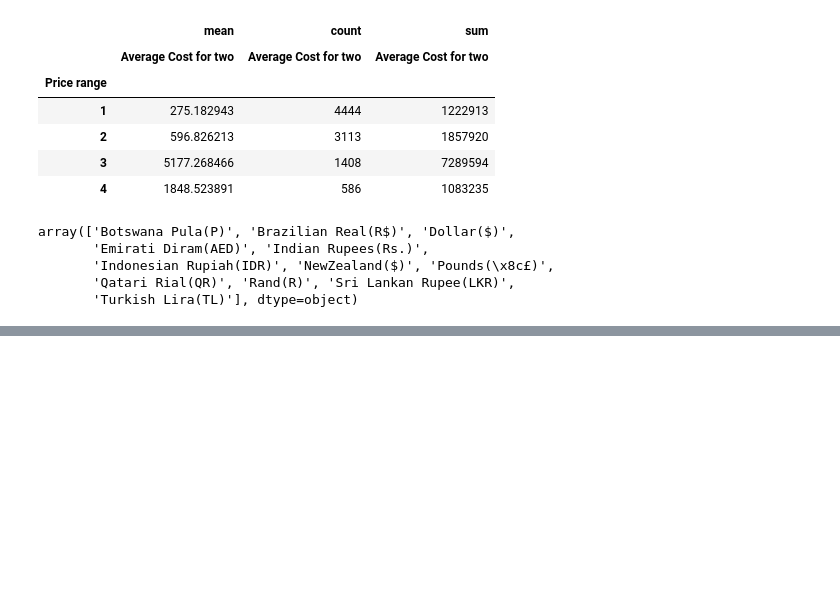
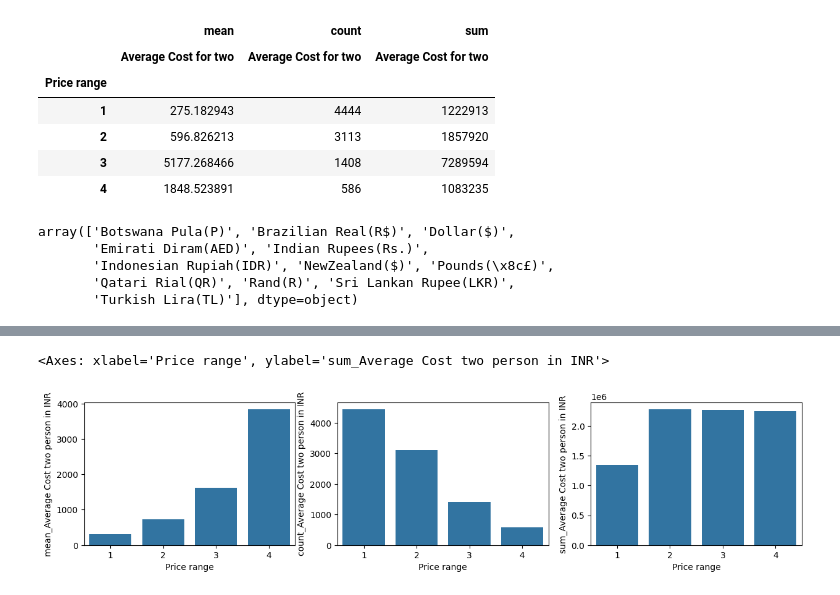
Before and after one commit to hemant087/30Days_EDA, a Jupyter notebook: 4Day Zomato/dataset/Untitled1.ipynb, the cells around one changed output, grey strips where cells are left out. Cells and saved outputs as stored; diff of their text form; code cells hidden in the pictures; blank space fills up the shorter version.

```diff
--- a/4Day Zomato/dataset/Untitled1.ipynb
+++ b/4Day Zomato/dataset/Untitled1.ipynb
@@ -354,8 +345,3 @@ rates_to_inr = {
     'Sri Lankan Rupee(LKR)': 0.29,
     'Turkish Lira(TL)': 2.19
 }
-# %%
-def conv_curr(cur,cost):
-    if cur in rates_to_inr:
-        return (rates_to_inr[cur]*cost)/2
-df["Avg cost indian rupes"] = df["Currency","Average Cost for two"].apply(conv_curr)
@@ -363,0 +348,9 @@ KeyError: ('Currency', 'Average Cost for two')
+# %%
+def cur_covrt(row):
+ currency=row['Currency']
+ cost=row['Average Cost for two']
+ if currency in rates_to_inr:
+  return cost*rates_to_inr[currency]
+ else:
+  return None
+df['Average Cost two person in INR']=df.apply(cur_covrt,axis=1)
@@ -363,0 +395,18 @@ KeyError: ('Currency', 'Average Cost for two')
+# %%
+cost = df.pivot_table(index="Price range",
+                      values='Average Cost two person in INR',
+                      aggfunc=["mean", "count", "sum"])
+
+# Flatten the MultiIndex columns
+cost.columns = ['_'.join(col).strip() for col in cost.columns.values]
+
+# Optional: reset index if you want a clean DataFrame
+cost = cost.reset_index()
+# %%
+fig, ax = plt.subplots(1,3,figsize=(15,3))
+sns.barplot(data=cost,x="Price range",y="mean_Average Cost two person in INR",ax=ax[0])
+sns.barplot(data=cost,x="Price range",y="count_Average Cost two person in INR",ax=ax[1])
+sns.barplot(data=cost,x="Price range",y="sum_Average Cost two person in INR",ax=ax[2])
+# %% [output]
+<Axes: xlabel='Price range', ylabel='sum_Average Cost two person in INR'>
+[figure, added]
```
Also changed, not shown: parts of 37 cells of this notebook.
